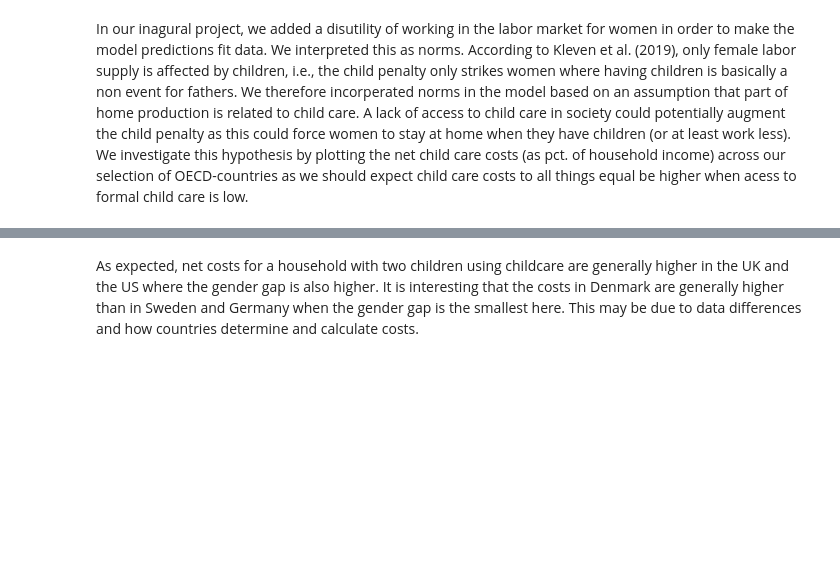
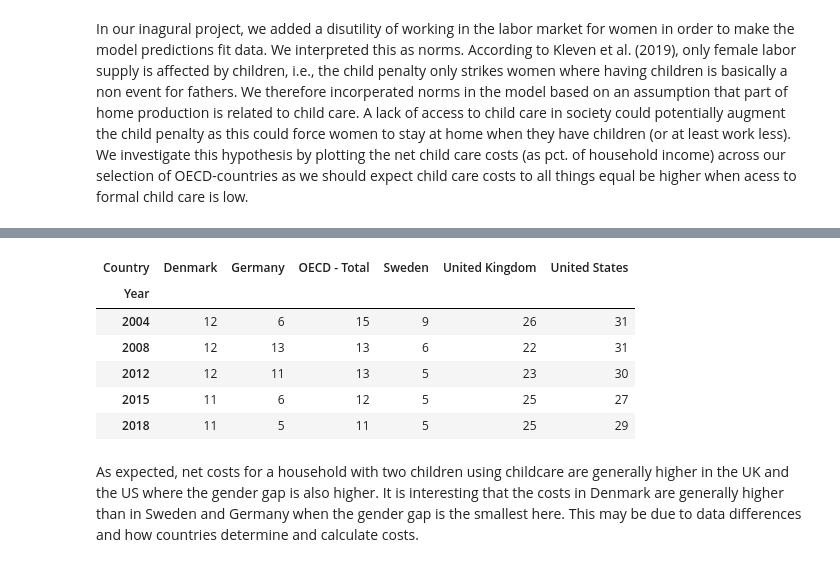
Before and after one commit to NumEconCopenhagen/projects-2023-aca, a Jupyter notebook: dataproject/dataproject.ipynb, the cells around one changed output, grey strips where cells are left out. Saved outputs shown, nothing was run; the diff lists cells and outputs as text; code cells hidden in the pictures; blank space fills up the shorter version.

```diff
--- a/dataproject/dataproject.ipynb
+++ b/dataproject/dataproject.ipynb
@@ -318 +278,13 @@ df_c_nc = df_c_nc.round(1)
+# %%
+# 2) Displaying cleanned data by a pivot table
+df_pivot2 = df_c_nc.pivot(index='Year', columns='Country', values='Cost')
+df_pivot2.head()
+# %% [output]
+| Country | Denmark | Germany | OECD - Total | Sweden | United Kingdom | United States |
+| Year |  |  |  |  |  |  |
+| 2004 | 12 | 6 | 15 | 9 | 26 | 31 |
+| 2008 | 12 | 13 | 13 | 6 | 22 | 31 |
+| 2012 | 12 | 11 | 13 | 5 | 23 | 30 |
+| 2015 | 11 | 6 | 12 | 5 | 25 | 27 |
+| 2018 | 11 | 5 | 11 | 5 | 25 | 29 |
 # %%
```
Also changed, not shown: parts of 11 cells of this notebook, 1 other file.
